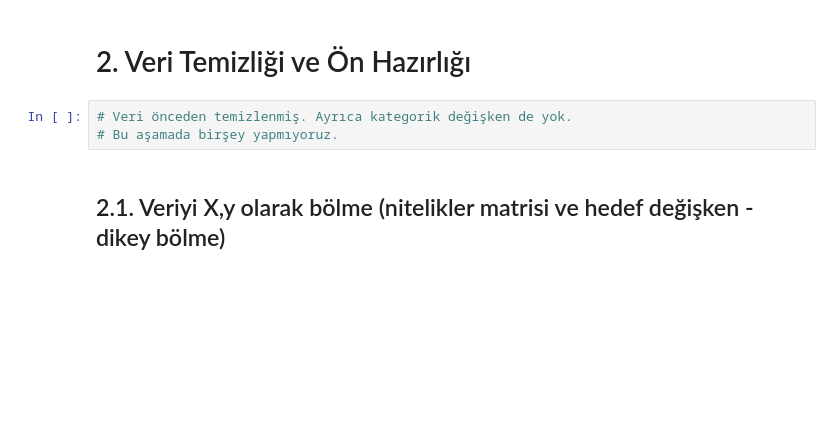
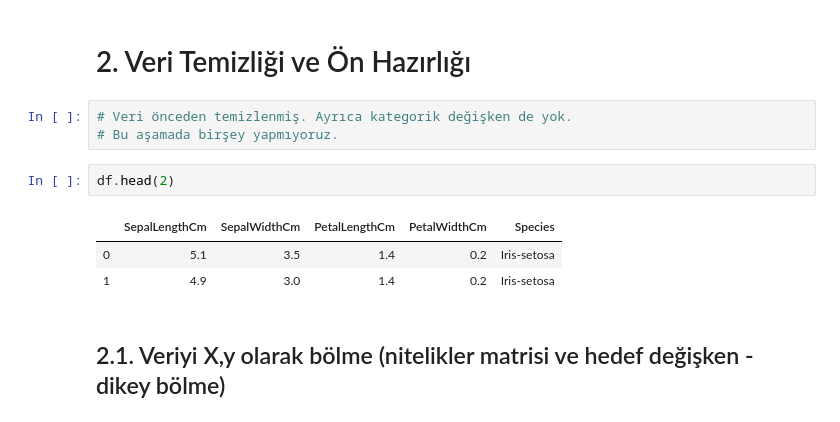
Before and after one commit to erkansirin78/machine-learning-with-python, a Jupyter notebook: 10_classification/01_knn_with_iris_dataset.ipynb, the cells around one changed output. Drawn from its saved outputs; the diff is of its cells as text; blank space fills up the shorter version.

```diff
--- a/10_classification/01_knn_with_iris_dataset.ipynb
+++ b/10_classification/01_knn_with_iris_dataset.ipynb
@@ -61,6 +61,12 @@ df.groupby(['Species']).agg(['mean']).head()
 # %%
 # Veri önceden temizlenmiş. Ayrıca kategorik değişken de yok.
 # Bu aşamada birşey yapmıyoruz.
+# %%
+df.head(2)
+# %% [output]
+|  | SepalLengthCm | SepalWidthCm | PetalLengthCm | PetalWidthCm | Species |
+| 0 | 5.1 | 3.5 | 1.4 | 0.2 | Iris-setosa |
+| 1 | 4.9 | 3.0 | 1.4 | 0.2 | Iris-setosa |
 # %% [markdown]
 ## 2.1. Veriyi X,y olarak bölme (nitelikler matrisi ve hedef değişken - dikey bölme)
 # %%
```
Also changed, not shown: parts of 5 cells of this notebook, 7 other files.
